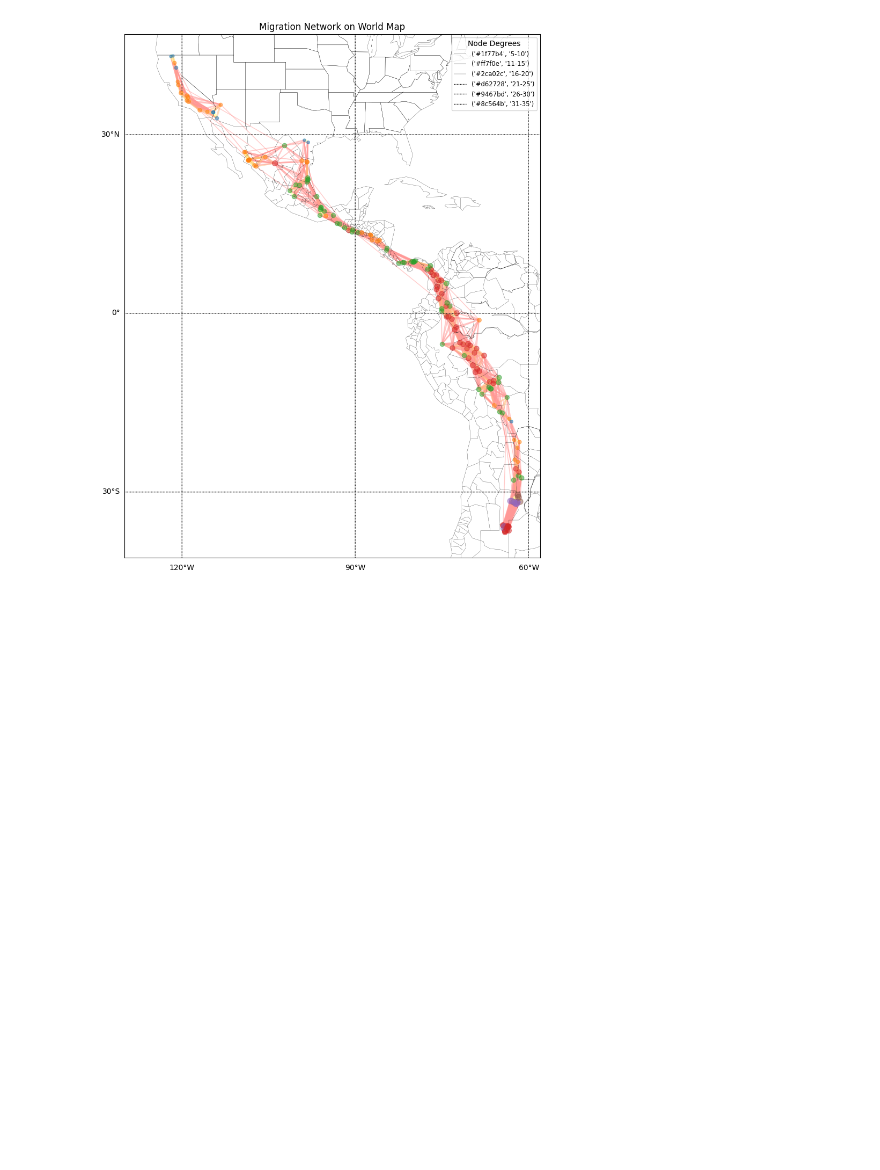
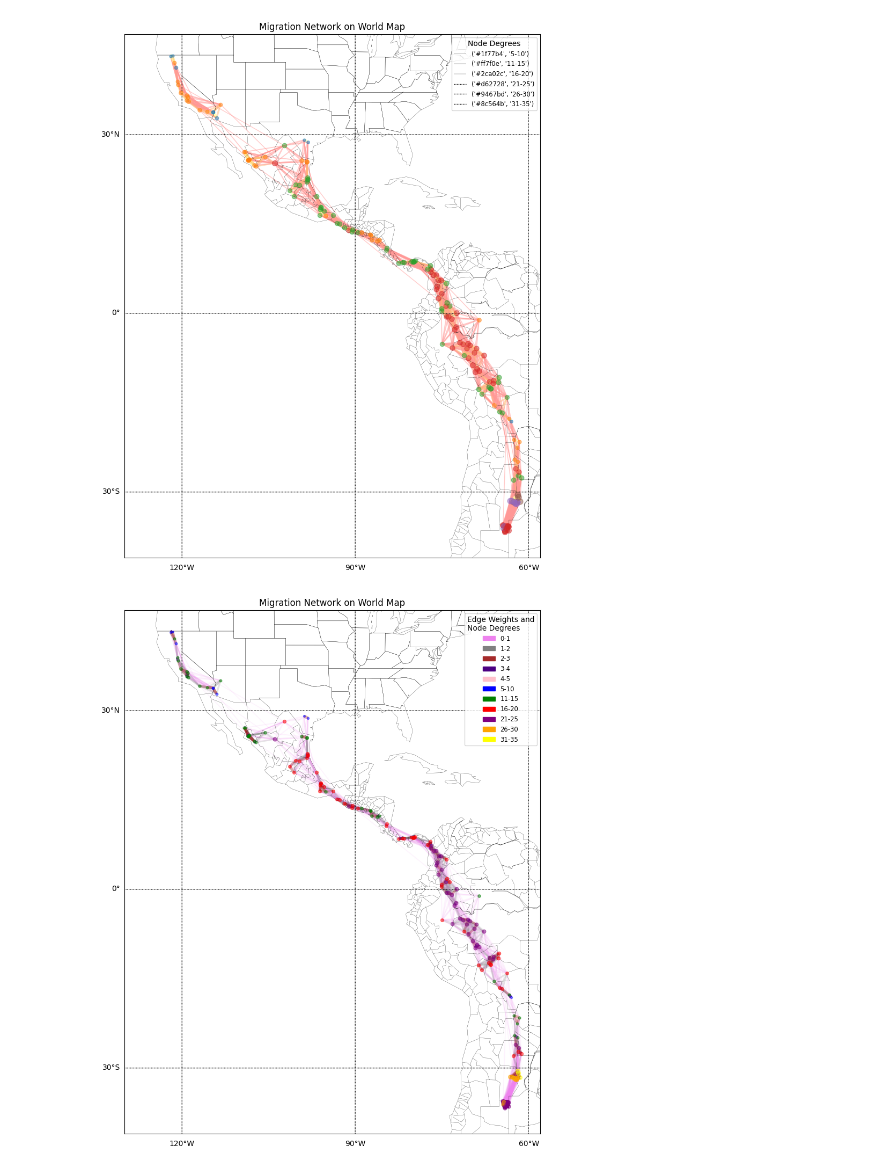
Before and after one commit to YYashraj/Bird-MIgration-Network, a Jupyter notebook: Network Construction/network.ipynb, the cells around one changed output. Drawn from its saved outputs; the diff is of its cells as text; code cells hidden in the pictures; blank space fills up the shorter version.

```diff
--- a/Network Construction/network.ipynb
+++ b/Network Construction/network.ipynb
@@ -641,4 +686,6 @@ for u, v in edges:
 # %%
+import matplotlib.patches as mpatches
+
 def plot_weighted_migration_network_on_world_map(migration_network):
     """
     Plot the migration network on a world map using latitude and longitude values for node positions.
@@ -665,12 +712,14 @@ def plot_weighted_migration_network_on_world_map(migration_network):
     pos = {node: m(node[1], node[0]) for node in migration_network.nodes()}
 
     # Create color maps for edges and nodes based on weight and degree ranges
-    edge_colors = ['#ff9896', '#ffbb78', '#ffff99', '#c5e1a5', '#9edae5', '#aec7e8']  # Define colors for edge weight ranges
-    degree_colors = ['#1f77b4', '#ff7f0e', '#2ca02c', '#d62728', '#9467bd', '#8c564b']  # Define colors for node degree ranges
+    # Define colors for edge weight ranges
+    edge_colors = ['violet', 'grey', 'brown', 'indigo', 'pink']
+    # Define colors for node degree ranges
+    degree_colors = ['blue', 'green', 'red', 'purple', 'orange', 'yellow']
 
     # Define edge weight ranges and corresponding labels
-    edge_weight_ranges = [(0, 1), (1, 2), (2, 3), (3, 4), (4, 5), (5, float('inf'))]
-    edge_labels = [f'{start}-{end}' if end != float('inf') else f'>{start}' for start, end in edge_weight_ranges]
+    edge_weight_ranges = [(0, 1), (1, 2), (2, 3), (3, 4), (4, 5)]
+    edge_labels = [f'{start}-{end}' for start, end in edge_weight_ranges]
 
     # Define node degree ranges and corresponding labels
     node_degree_ranges = [(5, 10), (11, 15), (16, 20), (21, 25), (26, 30), (31, 35)]
@@ -679,7 +728,7 @@ def plot_weighted_migration_network_on_world_map(migration_network):
     # Draw nodes
     for node, degree in migration_network.degree():
         # Assign node size based on degree
-        node_size = 2 * degree
+        node_size = degree
 
         # Assign color based on node degree range
         for i, (start, end) in enumerate(node_degree_ranges):
@@ -692,7 +741,17 @@ def plot_weighted_migration_network_on_world_map(migration_network):
     # Draw edges
     for edge in migration_network.edges():
         # Get edge weight
-        weight = migration_network[edge[0]][edge[1]].get('weight', 1000)
+        weight = migration_network[edge[0]][edge[1]].get('weight', 4)  # Default weight to 1 if not set
+
+        if weight==4: print(f"weight not found for {edge}")
+        if weight<1:
+            a = 0.1
+        elif weight<2:
+            a = 0.2
+        elif weight<3:
+            a = 0.4
+        else:
+            a = 0.8
 
         # Assign color based on edge weight range
         for i, (start, end) in enumerate(edge_weight_ranges):
@@ -700,15 +759,14 @@ def plot_weighted_migration_network_on_world_map(migration_network):
                 edge_color = edge_colors[i]
                 break
 
-        nx.draw_networkx_edges(migration_network, pos, edgelist=[edge], width=weight + 1, edge_color=edge_color, alpha=0.5)
+        nx.draw_networkx_edges(migration_network, pos, edgelist=[edge], width=weight + 1, edge_color=edge_color, alpha=a)
 
-    # Draw legend for edge colors
-    edge_legend = [(color, label) for label, color in zip(edge_labels, edge_colors)]
-    plt.legend(edge_legend, title='Edge Weights', loc='upper left', fontsize='small')
+    # Create legend patches for edge colors and node degrees
+    edge_patches = [mpatches.Patch(color=color, label=label) for color, label in zip(edge_colors, edge_labels)]
+    degree_patches = [mpatches.Patch(color=color, label=label) for color, label in zip(degree_colors, degree_labels)]
 
-    # Draw legend for node degrees
-    degree_legend = [(color, label) for label, color in zip(degree_labels, degree_colors)]
-    plt.legend(degree_legend, title='Node Degrees', loc='upper right', fontsize='small')
+    # Draw legend for both edge colors and node degrees
+    plt.legend(handles=edge_patches + degree_patches, title='Edge Weights and\nNode Degrees', loc='upper right', fontsize='small')
 
     plt.title('Migration Network on World Map')
     plt.show()
@@ -716,3 +774,7 @@ def plot_weighted_migration_network_on_world_map(migration_network):
 plot_weighted_migration_network_on_world_map(SWH_network)
 # %% [output]
 [figure]
+# %%
+plot_weighted_migration_network_on_world_map(SWH_network)
+# %% [output]
+[figure, added]
```
Also changed, not shown: parts of 15 cells of this notebook.
